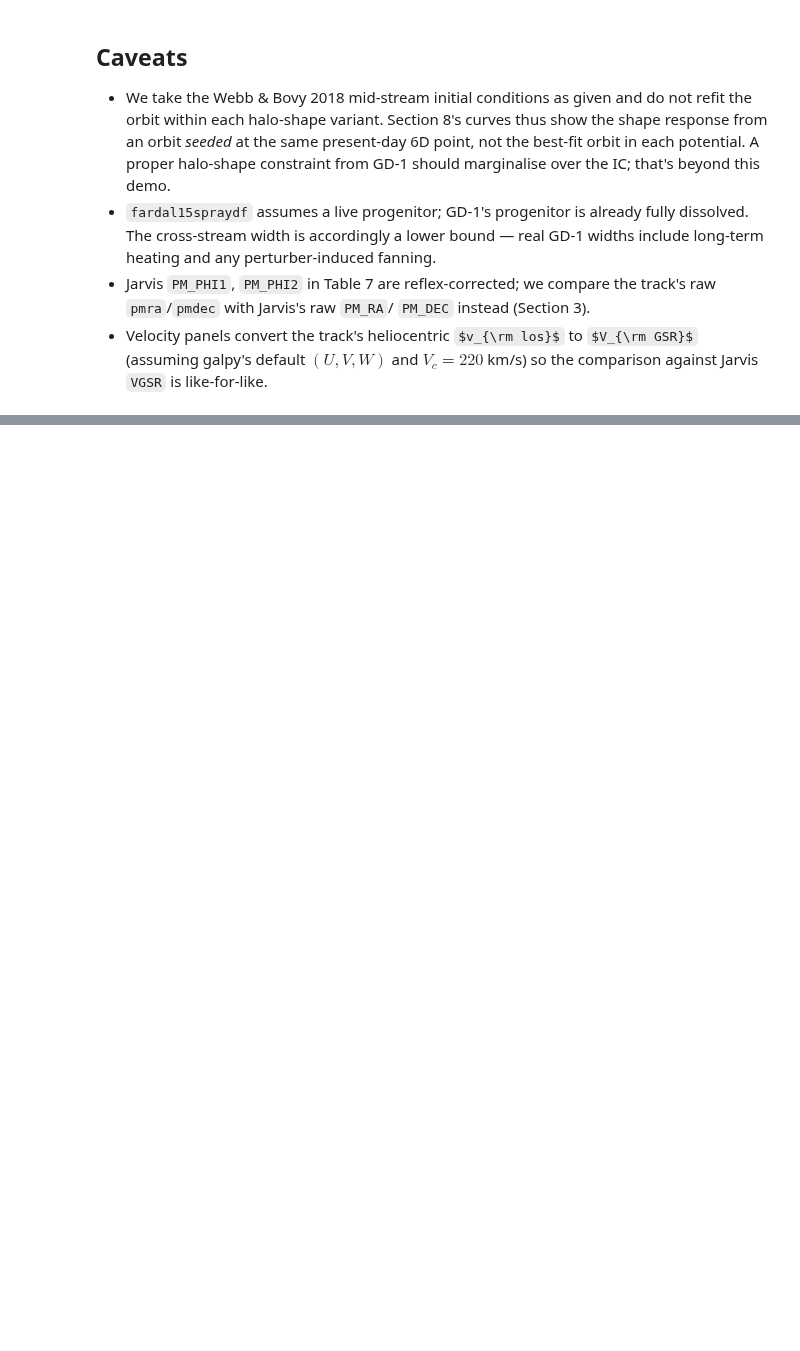
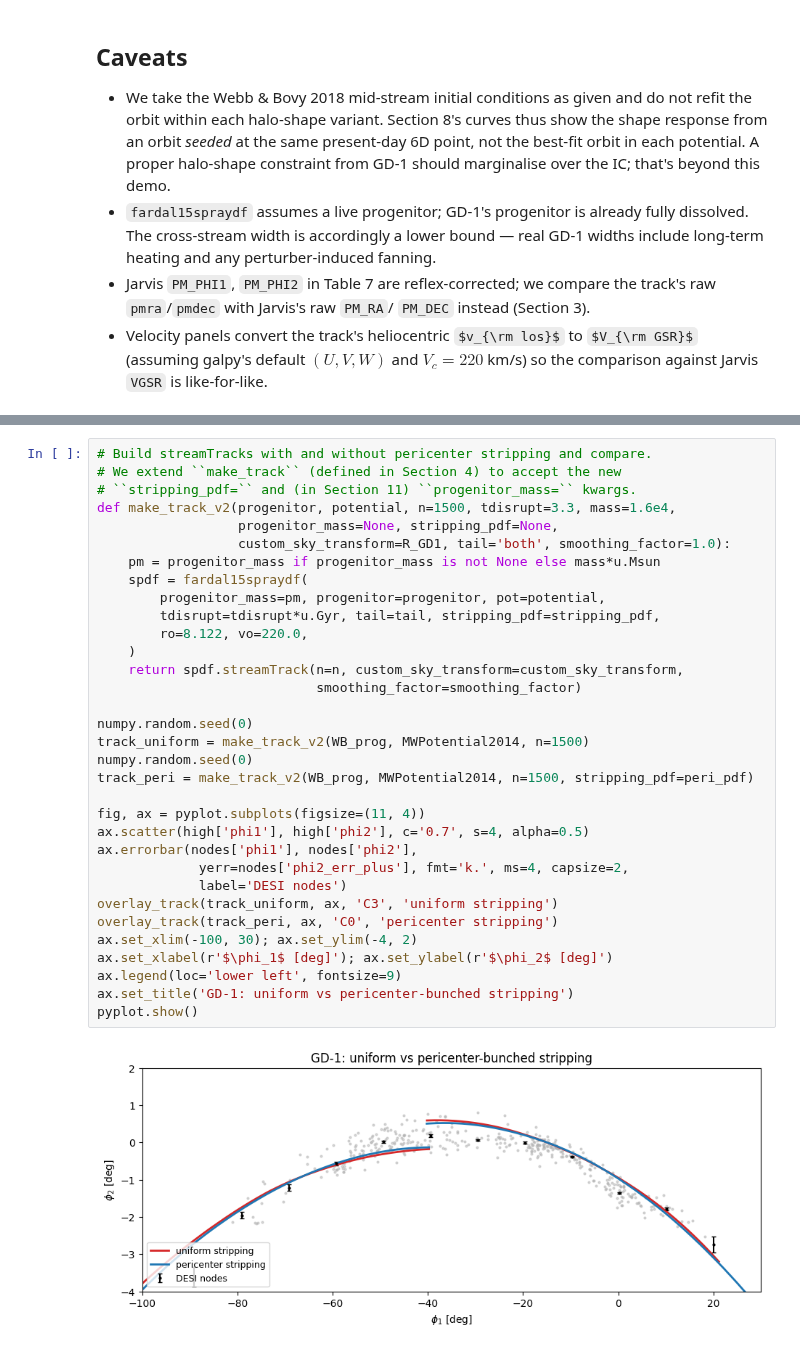
Before and after one commit to jobovy/streamtrack-experiments, a Jupyter notebook: notebooks/gd1_track_example.ipynb, the cells around one changed output, grey strips where cells are left out. Cells and saved outputs as stored; diff of their text form; some formulas as TeX source; blank space fills up the shorter version.

```diff
--- a/notebooks/gd1_track_example.ipynb
+++ b/notebooks/gd1_track_example.ipynb
@@ -614,0 +687,35 @@ pyplot.show()
+# %%
+# Build streamTracks with and without pericenter stripping and compare.
+# We extend ``make_track`` (defined in Section 4) to accept the new
+# ``stripping_pdf=`` and (in Section 11) ``progenitor_mass=`` kwargs.
+def make_track_v2(progenitor, potential, n=1500, tdisrupt=3.3, mass=1.6e4,
+                  progenitor_mass=None, stripping_pdf=None,
+                  custom_sky_transform=R_GD1, tail='both', smoothing_factor=1.0):
+    pm = progenitor_mass if progenitor_mass is not None else mass*u.Msun
+    spdf = fardal15spraydf(
+        progenitor_mass=pm, progenitor=progenitor, pot=potential,
+        tdisrupt=tdisrupt*u.Gyr, tail=tail, stripping_pdf=stripping_pdf,
+        ro=8.122, vo=220.0,
+    )
+    return spdf.streamTrack(n=n, custom_sky_transform=custom_sky_transform,
+                            smoothing_factor=smoothing_factor)
+
+numpy.random.seed(0)
+track_uniform = make_track_v2(WB_prog, MWPotential2014, n=1500)
+numpy.random.seed(0)
+track_peri = make_track_v2(WB_prog, MWPotential2014, n=1500, stripping_pdf=peri_pdf)
+
+fig, ax = pyplot.subplots(figsize=(11, 4))
+ax.scatter(high['phi1'], high['phi2'], c='0.7', s=4, alpha=0.5)
+ax.errorbar(nodes['phi1'], nodes['phi2'],
+             yerr=nodes['phi2_err_plus'], fmt='k.', ms=4, capsize=2,
+             label='DESI nodes')
+overlay_track(track_uniform, ax, 'C3', 'uniform stripping')
+overlay_track(track_peri, ax, 'C0', 'pericenter stripping')
+ax.set_xlim(-100, 30); ax.set_ylim(-4, 2)
+ax.set_xlabel(r'$\phi_1$ [deg]'); ax.set_ylabel(r'$\phi_2$ [deg]')
+ax.legend(loc='lower left', fontsize=9)
+ax.set_title('GD-1: uniform vs pericenter-bunched stripping')
+pyplot.show()
+# %% [output]
+[figure, added]
```
Also changed, not shown: parts of 18 cells of this notebook, 7 other files.
